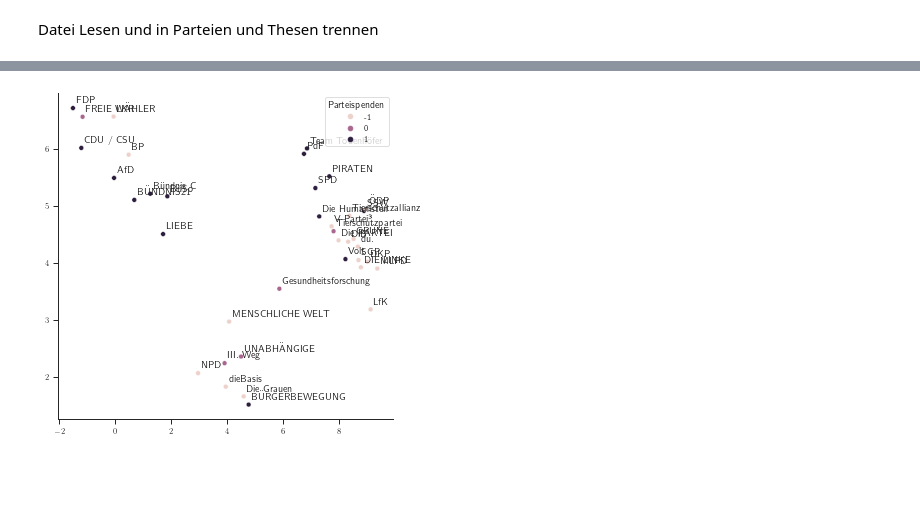
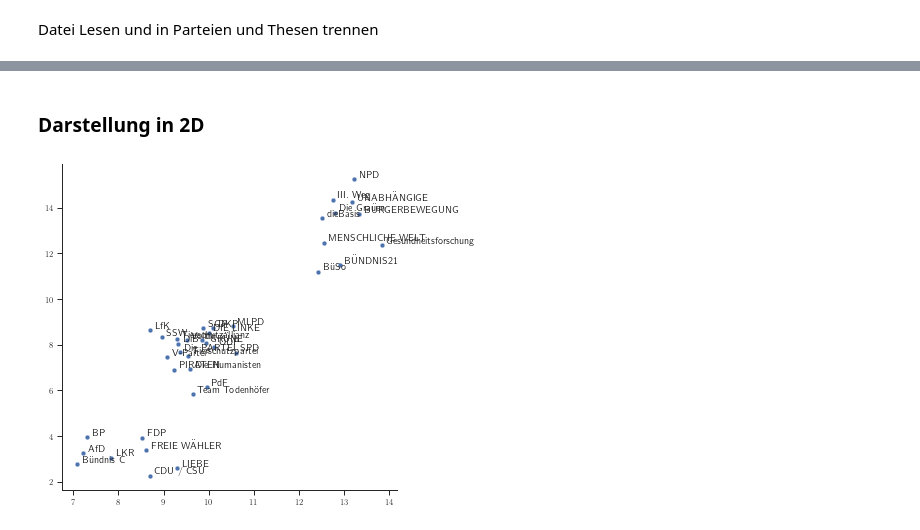
Before and after one commit to SandroMartens/sturdy-bassoon, a Jupyter notebook: wahl-o-mat/auswertung.ipynb, the cells around one changed output, grey strips where cells are left out. Cells and saved outputs as stored; diff of their text form; code cells hidden in the pictures; blank space fills up the shorter version.

```diff
--- a/wahl-o-mat/auswertung.ipynb
+++ b/wahl-o-mat/auswertung.ipynb
@@ -21,7 +23,7 @@ sns.set_theme(context="paper", style="ticks", rc=tex_fonts)
 # %% [markdown]
 Datei Lesen und in Parteien und Thesen trennen
 # %%
-datensatz = pd.read_csv("F:\Dokumente\wahl-o-mat\wahlomat_datensatz.csv")
+datensatz = pd.read_csv("wahlomat_datensatz.csv")
 datensatz = datensatz.replace({
     "stimme zu": 1,
     "neutral": 0,
@@ -75,3 +84,5 @@ sns.clustermap(
+# %% [markdown]
+### Darstellung in 2D
 # %%
 partei_ordnung = {"DIE LINKE": 0,
      "SPD":2,
@@ -84,33 +95,33 @@ partei_ordnung = {"DIE LINKE": 0,
 
 partien_y = pd.Series(partei_ordnung, index=parteien.index).fillna(3.5)
 # %%
-umap_definition = UMAP(
+reducer = UMAP(
     densmap=True,
-    metric="cosine",
+    metric="correlation",
     n_components=2,
-    n_neighbors=6,
-    target_metric="cosine",
+    n_neighbors=5,
+    # target_metric="cosine",
     local_connectivity=2,
-).fit_transform(
+)
+
+embedding = reducer.fit_transform(
     X=parteien,
     # y=partien_y
     )
 # %%
 plt.figure(figsize=(6,6))
 sns.scatterplot(
-    x=umap_definition[:,0],
-    y=umap_definition[:,1],
-     hue=parteien.Parteispenden
-    # hue=partien_y
+    x=embedding[:,0],
+    y=embedding[:,1],
 )
 
 sns.despine()
 
 for i in range(parteien.shape[0]):
  plt.text(
-     x=umap_definition[i,0]+0.1,
-     y=umap_definition[i,1]+0.1,
+     x=embedding[i,0]+0.1,
+     y=embedding[i,1]+0.1,
      s=parteien.index[i],
      )
 # %% [output]
-[figure, old version]
+[figure, new version]
```
Also changed, not shown: parts of 6 cells of this notebook, 1 other file.
